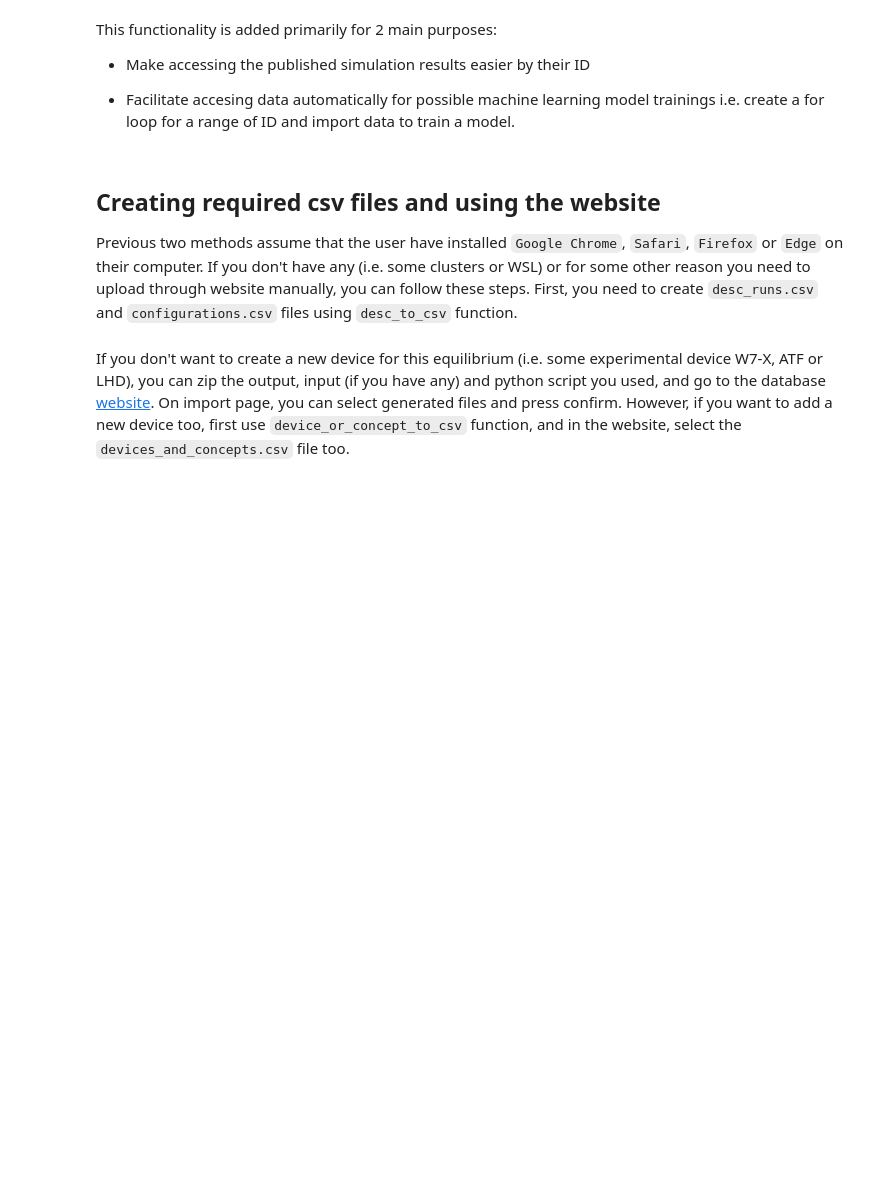
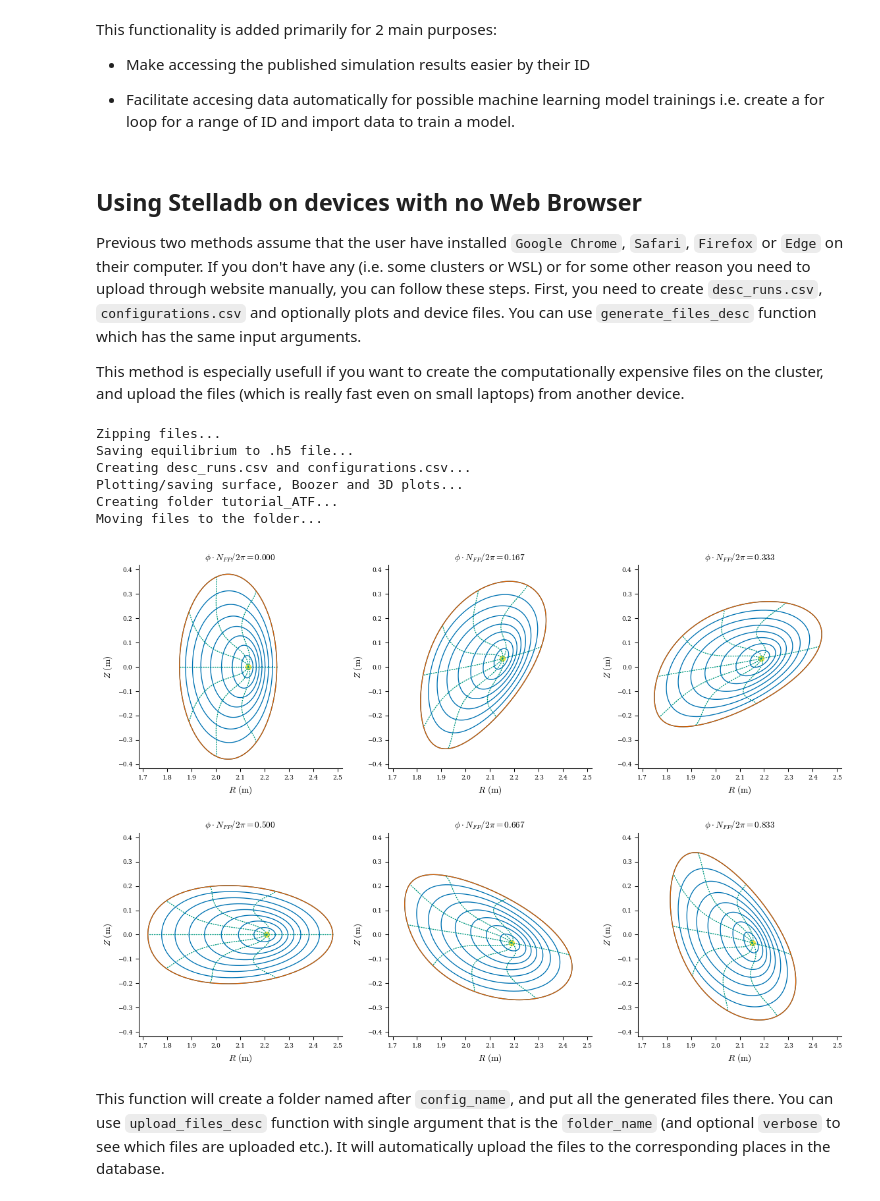
Before and after one commit to PlasmaControl/Stellarator-Database, a Jupyter notebook: tutorials/tutorial_basics.ipynb, the cells around one changed output. Drawn from its saved outputs; the diff is of its cells as text; code cells hidden in the pictures; blank space fills up the shorter version.

Commit message:
update tutorial

```diff
--- a/tutorials/tutorial_basics.ipynb
+++ b/tutorials/tutorial_basics.ipynb
@@ -152,6 +157,8 @@ This functionality is added primarily for 2 main purposes:
 
 - Facilitate accesing data automatically for possible machine learning model trainings i.e. create a for loop for a range of ID and import data to train a model.
 # %% [markdown]
-## Creating required csv files and using the website
+## Using Stelladb on devices with no Web Browser
 
-Previous two methods assume that the user have installed `Google Chrome`, `Safari`, `Firefox` or `Edge` on their computer. If you don't have any (i.e. some clusters or WSL) or for some other reason you need to upload through website manually, you can follow these steps. First, you need to create `desc_runs.csv` and `configurations.csv` files using `desc_to_csv` function.
+Previous two methods assume that the user have installed `Google Chrome`, `Safari`, `Firefox` or `Edge` on their computer. If you don't have any (i.e. some clusters or WSL) or for some other reason you need to upload through website manually, you can follow these steps. First, you need to create `desc_runs.csv`, `configurations.csv`  and optionally plots and device files. You can use `generate_files_desc` function which has the same input arguments.
+
+This method is especially usefull if you want to create the computationally expensive files on the cluster, and upload the files (which is really fast even on small laptops) from another device.
@@ -169,2 +164,0 @@ desc_to_csv(
-# %% [markdown]
-If you don't want to create a new device for this equilibrium (i.e. some experimental device W7-X, ATF or LHD), you can zip the output, input (if you have any) and python script you used, and go to the database [website](https://ye2698.mycpanel.princeton.edu/). On import page, you can select generated files and press confirm. However, if you want to add a new device too, first use `device_or_concept_to_csv` function, and in the website, select the `devices_and_concepts.csv` file too.
@@ -183,0 +165,16 @@ device_or_concept_to_csv(
+# %%
+# create the equilibrium object
+eq = get('ATF')
+
+# upload to the equilibrium to database with plots
+generate_files_desc(eq, config_name='tutorial_ATF', user='test-user-id', uploadPlots=True)
+# %% [output]
+Zipping files...
+Saving equilibrium to .h5 file...
+Creating desc_runs.csv and configurations.csv...
+Plotting/saving surface, Boozer and 3D plots...
+Creating folder tutorial_ATF...
+Moving files to the folder...
+[figure, added]
+# %% [markdown]
+This function will create a folder named after `config_name`, and put all the generated files there. You can use `upload_files_desc` function with single argument that is the `folder_name` (and optional `verbose` to see which files are uploaded etc.). It will automatically upload the files to the corresponding places in the database.
```
Also changed, not shown: parts of 4 cells of this notebook, 1 other file.
